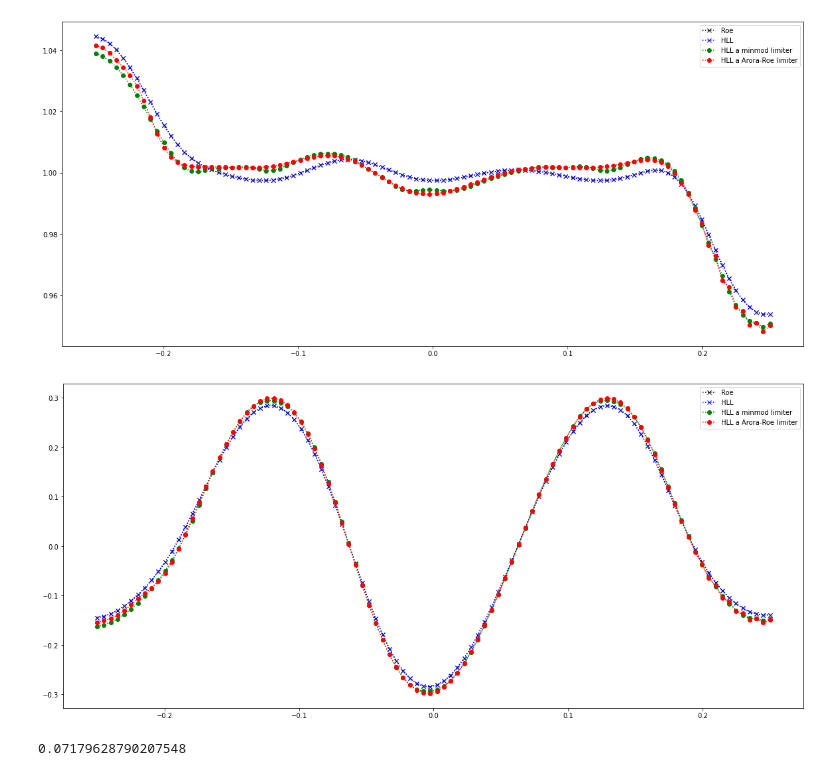
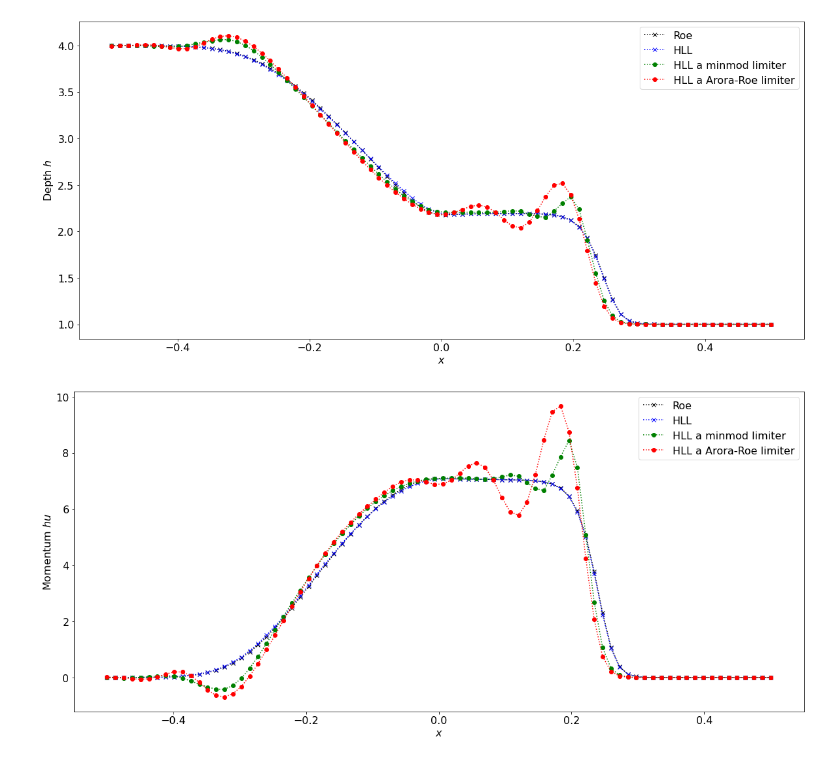
Before and after one commit to honzapulpan/fav-SNM2, a Jupyter notebook: notebooks/honza-test.ipynb, the cells around one changed output. Drawn from its saved outputs; the diff is of its cells as text; code cells hidden in the pictures.

```diff
--- a/notebooks/honza-test.ipynb
+++ b/notebooks/honza-test.ipynb
@@ -119,4 +135,5 @@ Q_roe = shallow_sol(Q, Nt, problem_data, dtdx, print_sol=True)
 # %%
-Q = shallow_ic(N, 3)
-Q_hll = shallow_sol(Q, Nt, problem_data, dtdx, riemann_solver=shallow_hll_1D, print_sol=True)
+# 1st order, hll Riemann solver
+Q = shallow_ic(N, 1)
+Q_hll = shallow_sol(Q, Nt, problem_data, dtdx, riemann_solver=shallow_hll_1D, plot_sol=True)
 # %% [output]
@@ -124,0 +142,4 @@ Q_hll = shallow_sol(Q, Nt, problem_data, dtdx, riemann_solver=shallow_hll_1D, pr
+# %%
+# 2nd order, hll Riemann solver, minmod limiter
+Q = shallow_ic(N, 1)
+Q_hll_minmod = shallow_sol(Q, Nt, problem_data, dtdx, riemann_solver=shallow_hll_1D, higher_order = True, plot_sol=True)
@@ -125,5 +149,5 @@ Q_hll = shallow_sol(Q, Nt, problem_data, dtdx, riemann_solver=shallow_hll_1D, pr
 # %%
-Q = shallow_ic(N, 3)
-Q_hll_minmod = shallow_sol(Q, Nt, problem_data, dtdx, riemann_solver=shallow_hll_1D, higher_order = True, print_sol=True)
-#Q_hll_arora = shallow_sol(Q, Nt, problem_data, dtdx, riemann_solver=shallow_hll_1D, higher_order = True, limiter=tvd.arora_roe, print_sol=True)
+# 2nd order, hll Riemann solver, Arora-Roe limiter
+Q = shallow_ic(N, 1)
+Q_hll_arora = shallow_sol(Q, Nt, problem_data, dtdx, riemann_solver=shallow_hll_1D, higher_order = True, limiter=tvd.arora_roe, plot_sol=True)
 # %% [output]
@@ -132,3 +155,0 @@ Q_hll_minmod = shallow_sol(Q, Nt, problem_data, dtdx, riemann_solver=shallow_hll
-# %%
-Q = shallow_ic(N, 3)
-Q_hll_arora = shallow_sol(Q, Nt, problem_data, dtdx, riemann_solver=shallow_hll_1D, higher_order = True, limiter=tvd.arora_roe, print_sol=True)
@@ -138,22 +156,22 @@ Q_hll_arora = shallow_sol(Q, Nt, problem_data, dtdx, riemann_solver=shallow_hll_
 # %%
 #plt.subplot(1, 2, 1)
 plt.plot(x, Q_roe[0,:], 'kx:', label='Roe')
 plt.plot(x, Q_hll[0,:], 'bx:', label='HLL')
 plt.plot(x, Q_hll_minmod[0,:], 'go:', label='HLL a minmod limiter')
 plt.plot(x, Q_hll_arora[0,:], 'ro:', label='HLL a Arora-Roe limiter')
 plt.legend()
+plt.ylabel('Depth $h$')
+plt.xlabel('$x$')
 plt.show()
 #plt.subplot(1, 2, 2)
 plt.plot(x, Q_roe[1,:], 'kx:', label='Roe')
 plt.plot(x, Q_hll[1,:], 'bx:', label='HLL')
 plt.plot(x, Q_hll_minmod[1,:], 'go:', label='HLL a minmod limiter')
 plt.plot(x, Q_hll_arora[1,:], 'ro:', label='HLL a Arora-Roe limiter')
+plt.ylabel('Momentum $hu$')
+plt.xlabel('$x$')
 plt.legend()
 plt.show()
 # %% [output]
-[figure, old version]
+[figure, new version]
-[figure, old version]
+[figure, new version]
-# %%
-np.amax(Q_roe-Q_hll)
-# %% [output]
-0.07179628790207548
```
Also changed, not shown: parts of 7 cells of this notebook, 1 other file.
